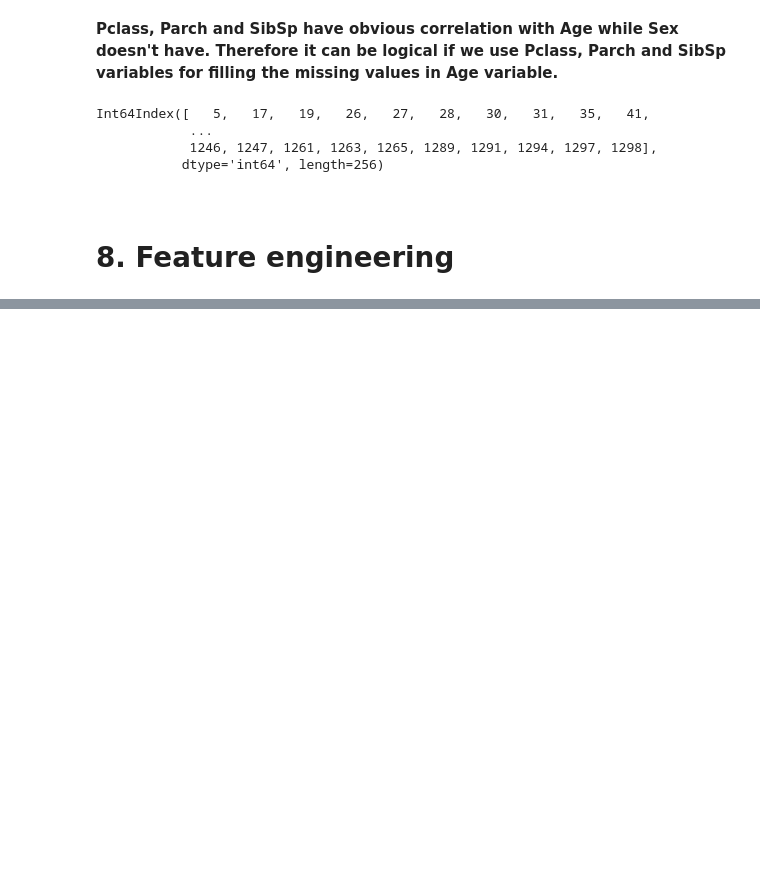
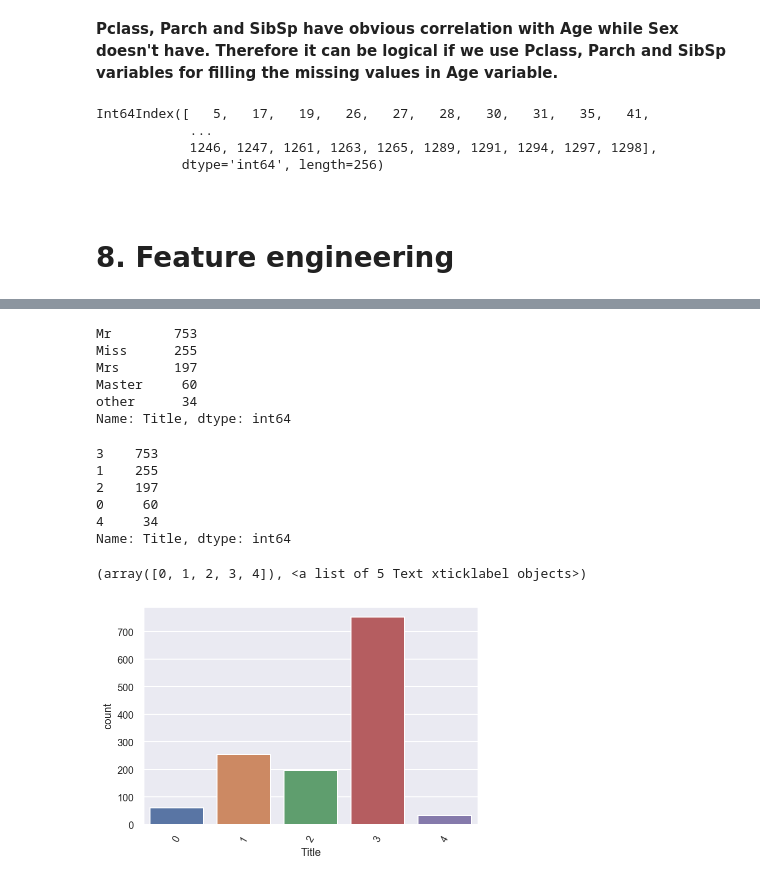
Before and after one commit to muhammet-cakmak/Ensembling_Project, a Jupyter notebook: Kaggle_titanic_set.ipynb, the cells around one changed output, grey strips where cells are left out. Drawn from its saved outputs; the diff is of its cells as text; code cells hidden in the pictures; blank space fills up the shorter version.

```diff
--- a/Kaggle_titanic_set.ipynb
+++ b/Kaggle_titanic_set.ipynb
@@ -746,0 +832,28 @@ for i in Age_index:
+# %%
+df_new_train["Title"].value_counts()
+# %% [output]
+Mr        753
+Miss      255
+Mrs       197
+Master     60
+other      34
+Name: Title, dtype: int64
+# %%
+# Converting the Title to categorical
+df_new_train["Title"] = [0 if i == "Master" else 1 if i == "Miss" else 2 if i == "Mrs" else 3 if i == "Mr" else 4  for i in df_new_train["Title"]]
+df_new_train["Title"] = df_new_train["Title"].astype('category', inplace = True)
+df_new_train["Title"].value_counts()
+# %% [output]
+3    753
+1    255
+2    197
+0     60
+4     34
+Name: Title, dtype: int64
+# %%
+# Plotting the frequiencies of each title.
+sns.countplot(x = "Title", data = df_new_train)
+plt.xticks(rotation = 60)
+# %% [output]
+(array([0, 1, 2, 3, 4]), <a list of 5 Text xticklabel objects>)
+[figure, added]
```
Also changed, not shown: parts of 48 cells of this notebook.
